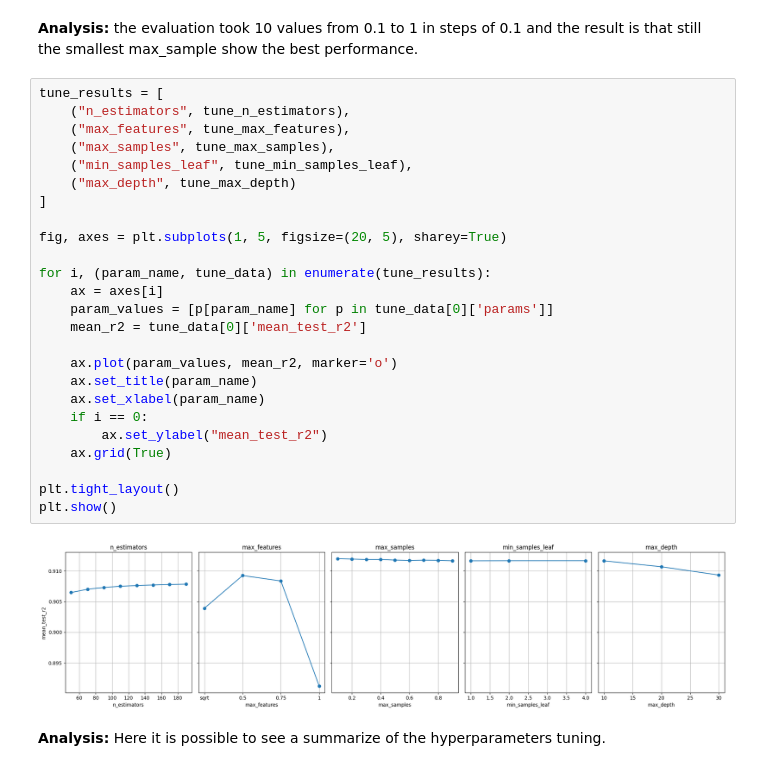
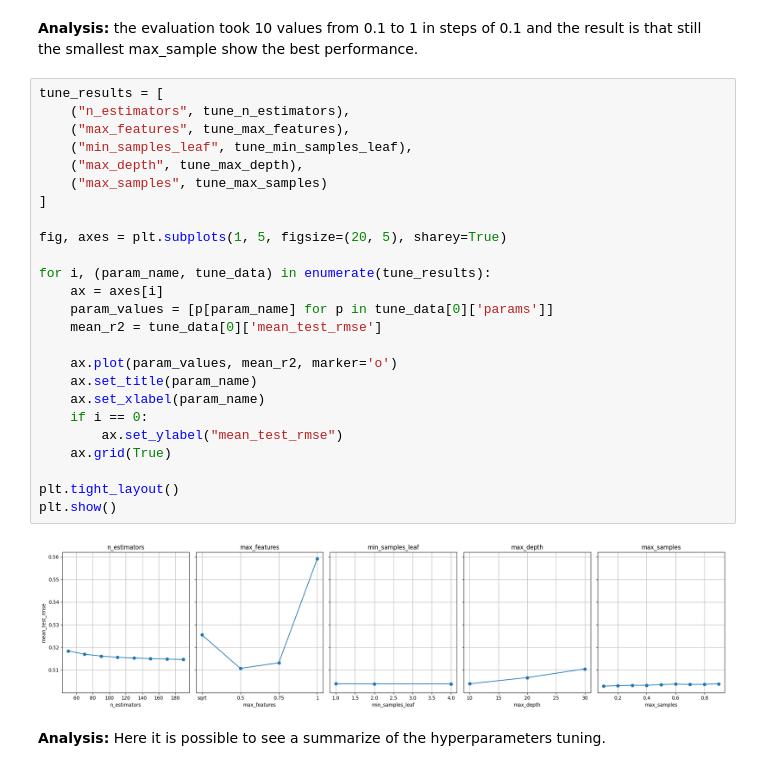
Before and after one commit to Angelicarjs/crop_yield_ML_project, a Jupyter notebook: ML_Milestone1Revision.ipynb, the cells around one changed output. Cells and saved outputs as stored; diff of their text form.

Commit message:
regression changed based on RMSE score

```diff
--- a/ML_Milestone1Revision.ipynb
+++ b/ML_Milestone1Revision.ipynb
@@ -1082,30 +1151,30 @@ Best CV R²: 0.9120
 # %%
 tune_results = [
     ("n_estimators", tune_n_estimators),
     ("max_features", tune_max_features),
-    ("max_samples", tune_max_samples),
     ("min_samples_leaf", tune_min_samples_leaf),
-    ("max_depth", tune_max_depth)
+    ("max_depth", tune_max_depth),
+    ("max_samples", tune_max_samples)
 ]
 
 fig, axes = plt.subplots(1, 5, figsize=(20, 5), sharey=True)
 
 for i, (param_name, tune_data) in enumerate(tune_results):
     ax = axes[i]
     param_values = [p[param_name] for p in tune_data[0]['params']]
-    mean_r2 = tune_data[0]['mean_test_r2']
+    mean_r2 = tune_data[0]['mean_test_rmse']
 
     ax.plot(param_values, mean_r2, marker='o')
     ax.set_title(param_name)
     ax.set_xlabel(param_name)
     if i == 0:
-        ax.set_ylabel("mean_test_r2")
+        ax.set_ylabel("mean_test_rmse")
     ax.grid(True)
 
 plt.tight_layout()
 plt.show()
 # %% [output]
-[figure, old version]
+[figure, new version]
 # %% [markdown]
 **Analysis:** Here it is possible to see a summarize of the hyperparameters tuning.
 # %%
```
Also changed, not shown: parts of 17 cells of this notebook.
